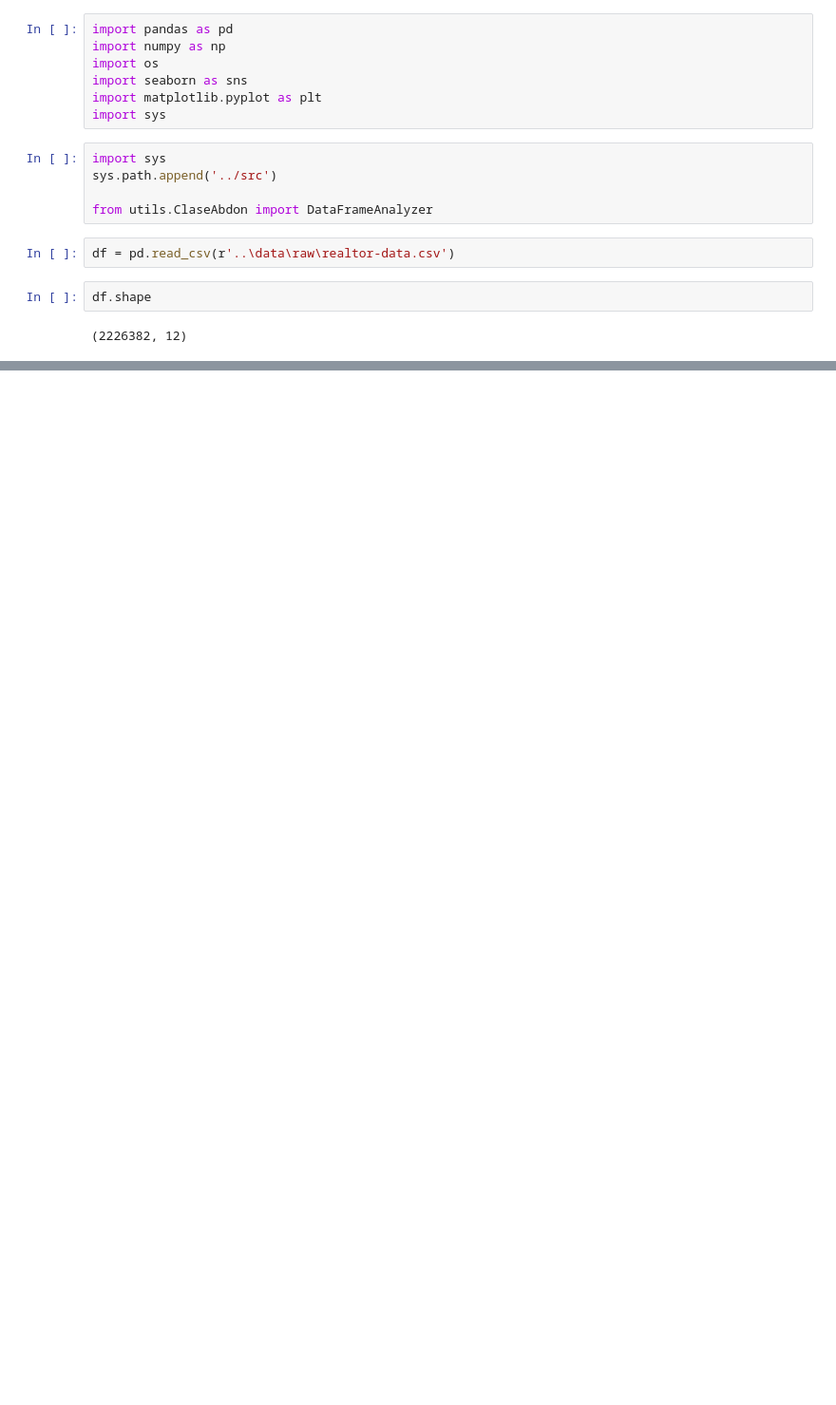
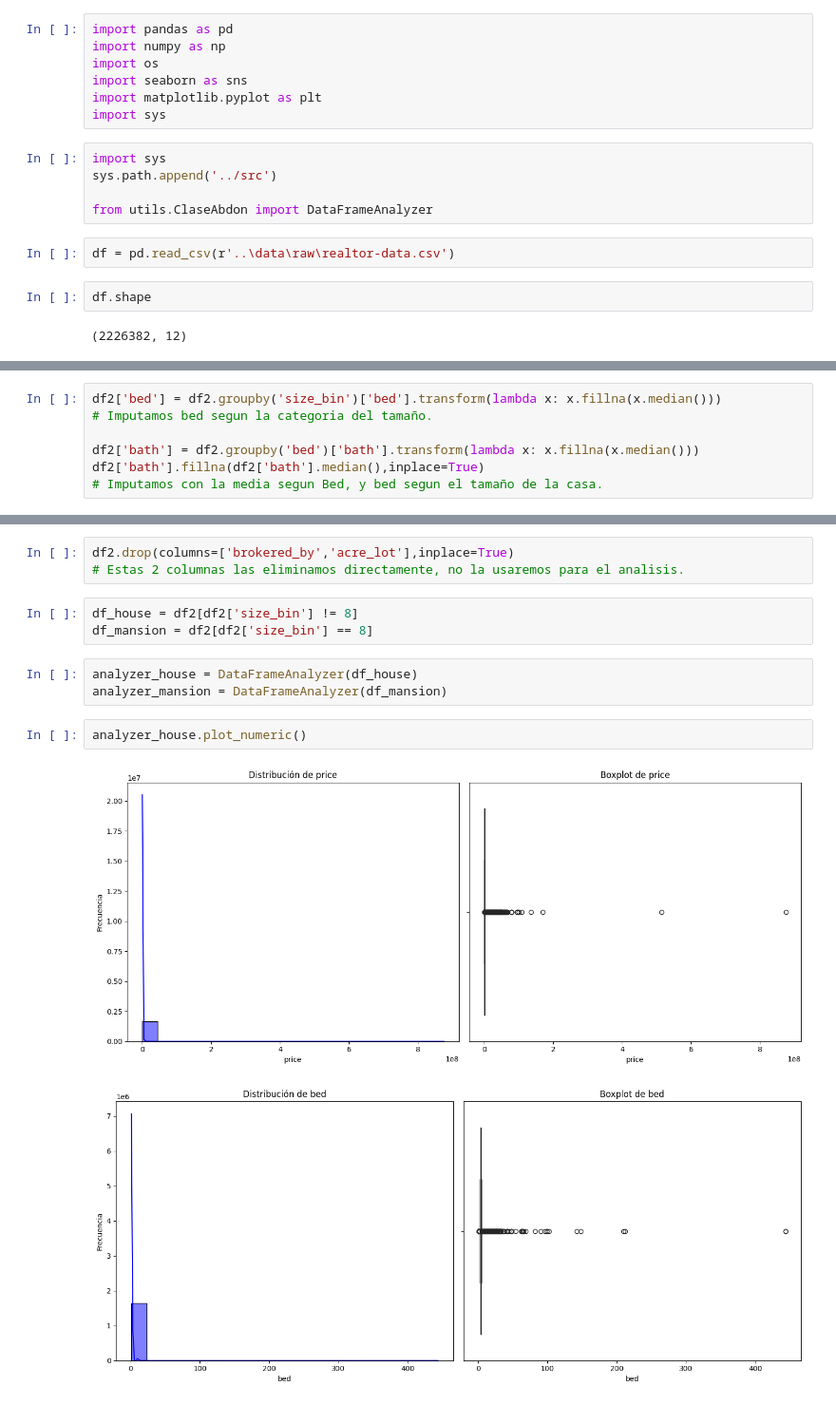
Before and after one commit to abdonrb/Real_state_ML, a Jupyter notebook: notebooks/Eda.ipynb, the cells around one changed output, grey strips where cells are left out. Shown at 95% size. Cells and saved outputs as stored; diff of their text form; blank space fills up the shorter version.

```diff
--- a/notebooks/Eda.ipynb
+++ b/notebooks/Eda.ipynb
@@ -40,0 +201,7 @@ memory usage: 203.8+ MB
+# %%
+df2['bed'] = df2.groupby('size_bin')['bed'].transform(lambda x: x.fillna(x.median()))
+# Imputamos bed segun la categoria del tamaño.
+
+df2['bath'] = df2.groupby('bed')['bath'].transform(lambda x: x.fillna(x.median()))
+df2['bath'].fillna(df2['bath'].median(),inplace=True)
+# Imputamos con la media segun Bed, y bed segun el tamaño de la casa.
@@ -40,0 +225,14 @@ memory usage: 203.8+ MB
+# %%
+df2.drop(columns=['brokered_by','acre_lot'],inplace=True)
+# Estas 2 columnas las eliminamos directamente, no la usaremos para el analisis.
+# %%
+df_house = df2[df2['size_bin'] != 8]
+df_mansion = df2[df2['size_bin'] == 8]
+# %%
+analyzer_house = DataFrameAnalyzer(df_house)
+analyzer_mansion = DataFrameAnalyzer(df_mansion)
+# %%
+analyzer_house.plot_numeric()
+# %% [output]
+[figure, added]
+[figure, added]
```
Also changed, not shown: parts of 30 cells of this notebook.
